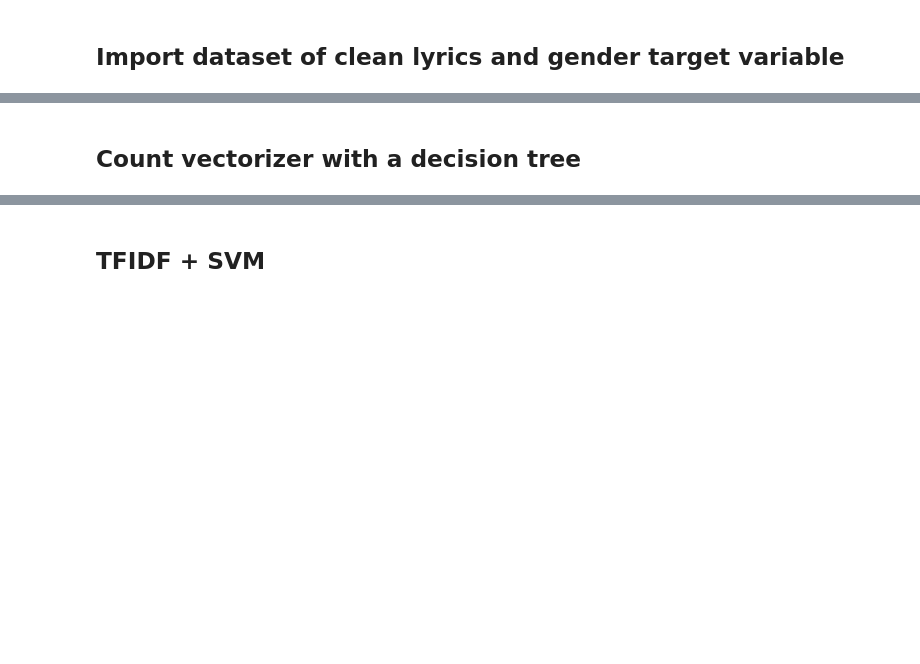
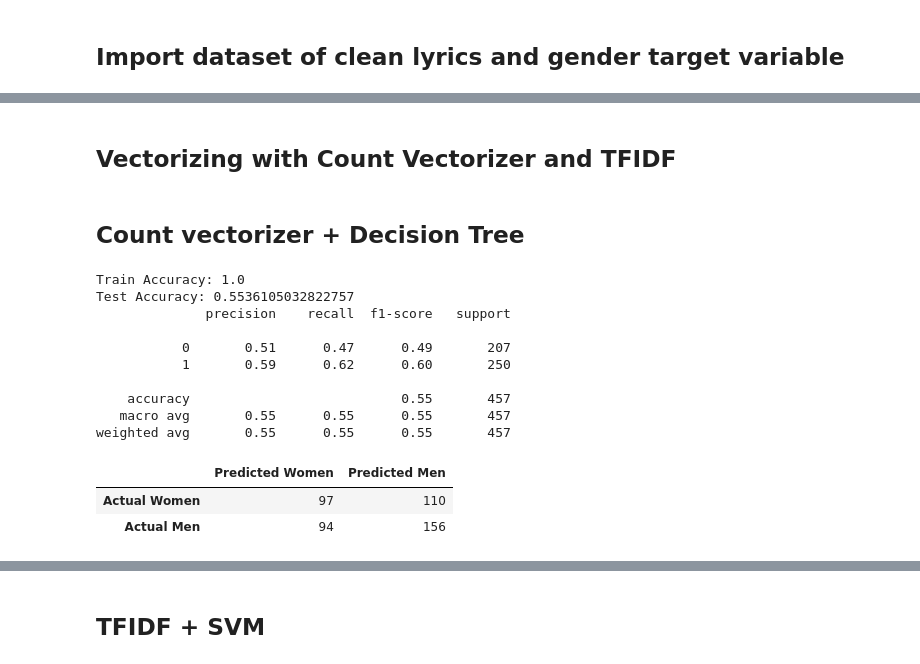
Before and after one commit to pierredenis99/nlp-spotify, a Jupyter notebook: NLP Gender Predictions - Model Fitting.ipynb, the cells around one changed output, grey strips where cells are left out. Drawn from its saved outputs; the diff is of its cells as text; code cells hidden in the pictures; blank space fills up the shorter version.

```diff
--- a/NLP Gender Predictions - Model Fitting.ipynb
+++ b/NLP Gender Predictions - Model Fitting.ipynb
@@ -35,2 +71,42 @@ X_train,X_test,y_train,y_test = train_test_split(x,y,random_state=42)
+# %% [markdown]
+## **Vectorizing with Count Vectorizer and TFIDF**
+# %%
+from sklearn.feature_extraction.text import CountVectorizer, TfidfVectorizer
+
+c_vectorizer = CountVectorizer()
+X_train_vect_c = c_vectorizer.fit_transform(X_train)
+X_test_vect_c = c_vectorizer.transform(X_test)
+
+
+t_vectorizer = TfidfVectorizer()
+X_train_vect_t = t_vectorizer.fit_transform(X_train)
+X_test_vect_t = t_vectorizer.transform(X_test)
 # %% [markdown]
-## **Count vectorizer with a decision tree**
+## **Count vectorizer + Decision Tree**
+# %%
+from sklearn.tree import DecisionTreeClassifier
+
+import pandas as pd
+import numpy as np
+from sklearn.metrics import confusion_matrix, classification_report, accuracy_score
+from sklearn.metrics import confusion_matrix,classification_report,recall_score,precision_score,accuracy_score
+
+dt_count = DecisionTreeClassifier()
+dt_count.fit(X_train_vect_c,y_train)
+
+
+model_score(dt_count,X_test_vect_c,X_train_vect_c,y_test,y_train)
+# %% [output]
+Train Accuracy: 1.0
+Test Accuracy: 0.5536105032822757
+              precision    recall  f1-score   support
+
+           0       0.51      0.47      0.49       207
+           1       0.59      0.62      0.60       250
+
+    accuracy                           0.55       457
+   macro avg       0.55      0.55      0.55       457
+weighted avg       0.55      0.55      0.55       457
+|  | Predicted Women | Predicted Men |
+| Actual Women | 97 | 110 |
+| Actual Men | 94 | 156 |
```
Also changed, not shown: parts of 57 cells of this notebook, 5 other files.
